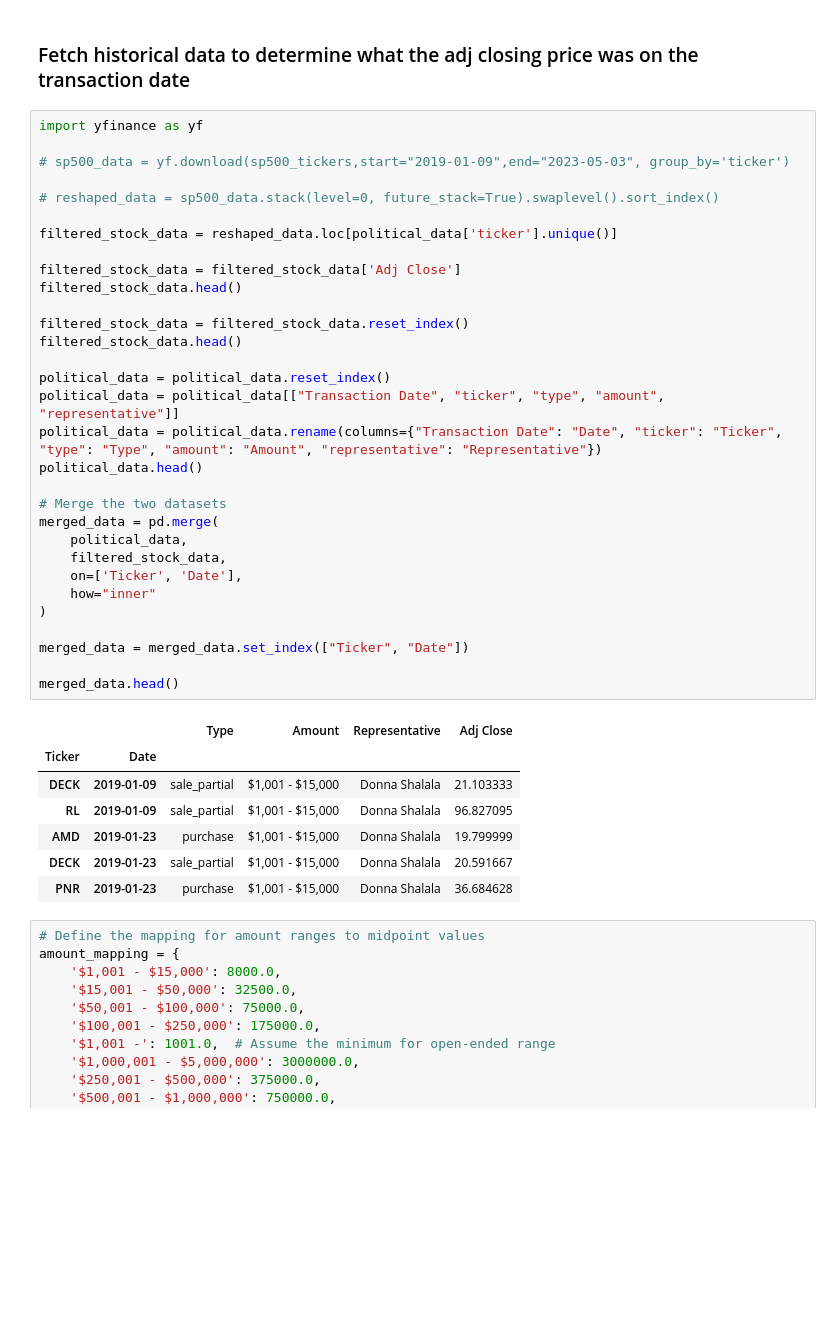
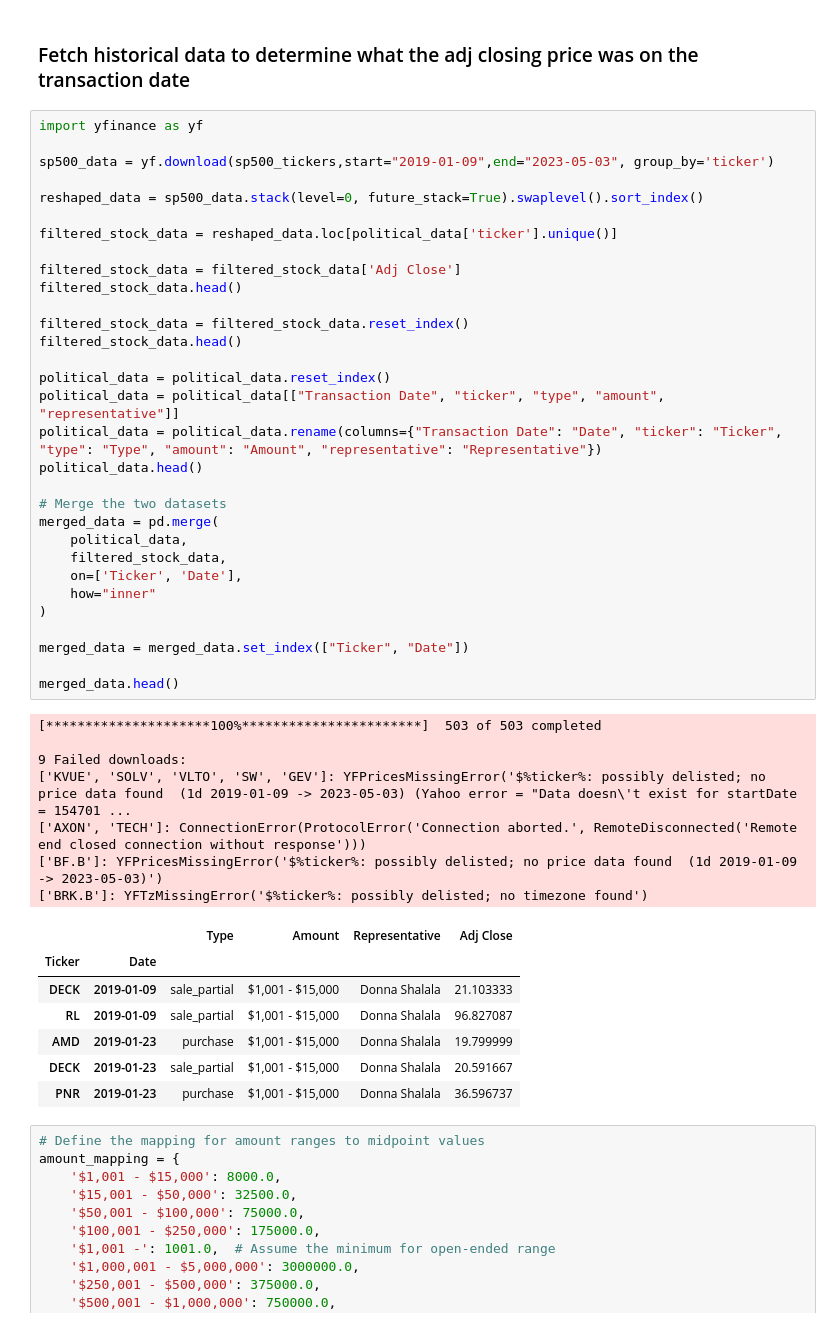
Before and after one commit to codyrosenzweig1/Quant_Trading_Basics_ML, a Jupyter notebook: Personal_Trading_Stratergy.ipynb, the cells around one changed output. Cells and saved outputs as stored; diff of their text form; blank space fills up the shorter version.

Commit message:
Applied transformations to df to standardise the data across stocks

```diff
--- a/Personal_Trading_Stratergy.ipynb
+++ b/Personal_Trading_Stratergy.ipynb
@@ -596,42 +596,49 @@ Transaction Date
 # %%
 import yfinance as yf
 
-# sp500_data = yf.download(sp500_tickers,start="2019-01-09",end="2023-05-03", group_by='ticker')
+sp500_data = yf.download(sp500_tickers,start="2019-01-09",end="2023-05-03", group_by='ticker')
 
-# reshaped_data = sp500_data.stack(level=0, future_stack=True).swaplevel().sort_index()
+reshaped_data = sp500_data.stack(level=0, future_stack=True).swaplevel().sort_index()
 
 filtered_stock_data = reshaped_data.loc[political_data['ticker'].unique()]
 
 filtered_stock_data = filtered_stock_data['Adj Close']
 filtered_stock_data.head()
 
 filtered_stock_data = filtered_stock_data.reset_index()
 filtered_stock_data.head()
 
 political_data = political_data.reset_index()
 political_data = political_data[["Transaction Date", "ticker", "type", "amount", "representative"]]
 political_data = political_data.rename(columns={"Transaction Date": "Date", "ticker": "Ticker", "type": "Type", "amount": "Amount", "representative": "Representative"})
 political_data.head()
 
 # Merge the two datasets
 merged_data = pd.merge(
     political_data,
     filtered_stock_data,
     on=['Ticker', 'Date'],
     how="inner"
 )
 
 merged_data = merged_data.set_index(["Ticker", "Date"])
 
 merged_data.head()
 # %% [output]
+[*********************100%***********************]  503 of 503 completed
+
+9 Failed downloads:
+['KVUE', 'SOLV', 'VLTO', 'SW', 'GEV']: YFPricesMissingError('$%ticker%: possibly delisted; no price data found  (1d 2019-01-09 -> 2023-05-03) (Yahoo error = "Data doesn\'t exist for startDate = 154701 ...
+['AXON', 'TECH']: ConnectionError(ProtocolError('Connection aborted.', RemoteDisconnected('Remote end closed connection without response')))
+['BF.B']: YFPricesMissingError('$%ticker%: possibly delisted; no price data found  (1d 2019-01-09 -> 2023-05-03)')
+['BRK.B']: YFTzMissingError('$%ticker%: possibly delisted; no timezone found')
 |  |  | Type | Amount | Representative | Adj Close |
 | Ticker | Date |  |  |  |  |
 | DECK | 2019-01-09 | sale_partial | $1,001 - $15,000 | Donna Shalala | 21.103333 |
-| RL | 2019-01-09 | sale_partial | $1,001 - $15,000 | Donna Shalala | 96.827095 |
+| RL | 2019-01-09 | sale_partial | $1,001 - $15,000 | Donna Shalala | 96.827087 |
 | AMD | 2019-01-23 | purchase | $1,001 - $15,000 | Donna Shalala | 19.799999 |
 | DECK | 2019-01-23 | sale_partial | $1,001 - $15,000 | Donna Shalala | 20.591667 |
-| PNR | 2019-01-23 | purchase | $1,001 - $15,000 | Donna Shalala | 36.684628 |
+| PNR | 2019-01-23 | purchase | $1,001 - $15,000 | Donna Shalala | 36.596737 |
 # %%
 # Define the mapping for amount ranges to midpoint values
 amount_mapping = {
```
Also changed, not shown: parts of 11 cells of this notebook.
